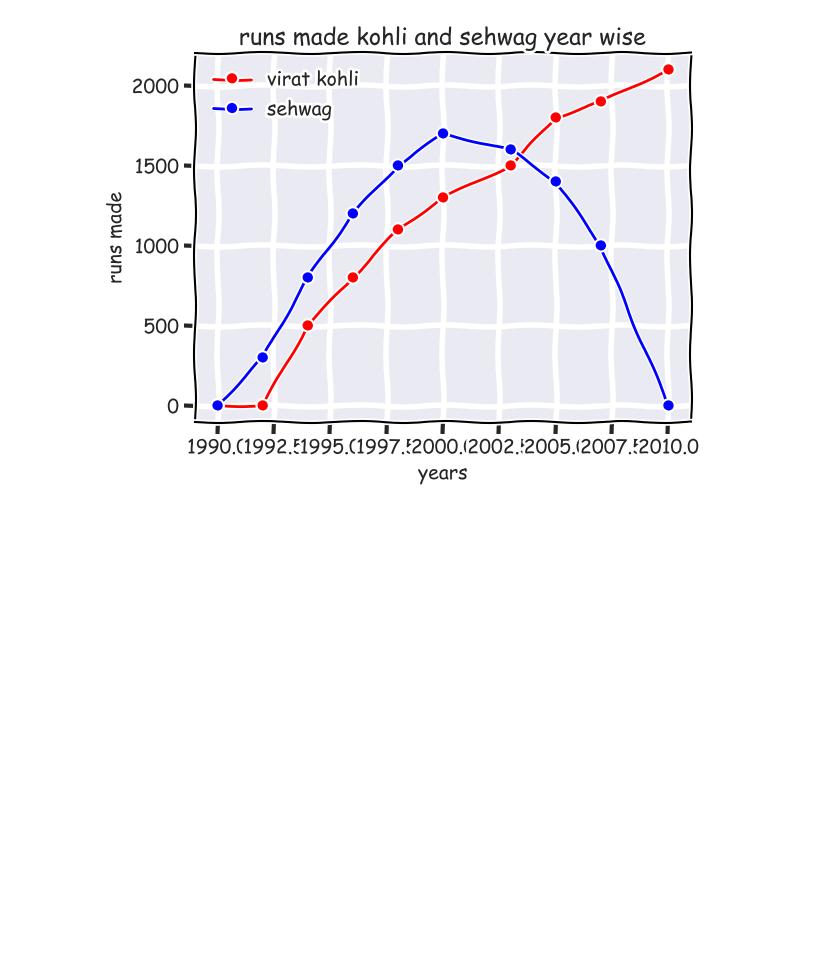
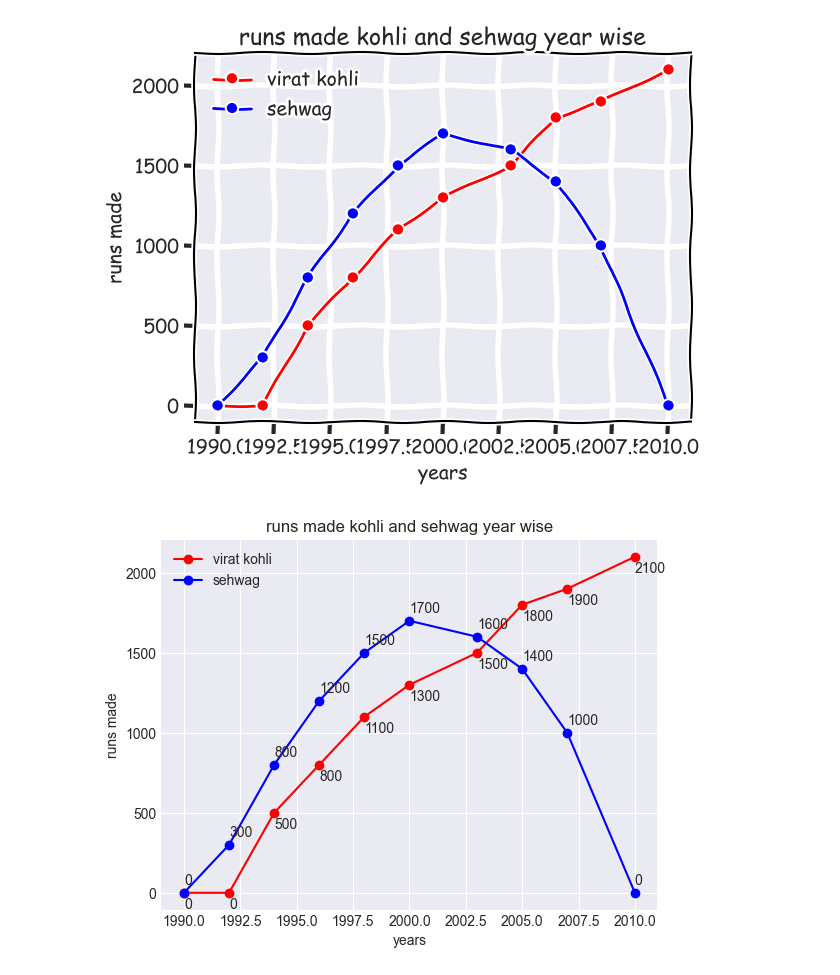
Before and after one commit to karanbir0008/Matplotlib-Practice, a Jupyter notebook: practice_set1.ipynb, the cells around one changed output. Cells and saved outputs as stored; diff of their text form; code cells hidden in the pictures; blank space fills up the shorter version.

```diff
--- a/practice_set1.ipynb
+++ b/practice_set1.ipynb
@@ -142,3 +142,18 @@ findfont: Font family 'xkcd' not found.
 findfont: Font family 'xkcd Script' not found.
 findfont: Font family 'Comic Neue' not found.
 [figure]
+# %%
+plt.plot(years,kohli,"o-r",label = "virat kohli")
+plt.plot(years,sehwag,"o-b",label = "sehwag")
+plt.xlabel("years")
+plt.ylabel("runs made")
+plt.title("runs made kohli and sehwag year wise")
+for i in range(len(years)):
+    plt.text(years[i],kohli[i]-100,str(kohli[i]))
+
+for i in range(len(years)):
+    plt.text(years[i],sehwag[i]+50,str(sehwag[i]))
+plt.legend()
+plt.grid(True)
+# %% [output]
+[figure, added]
```
Also changed, not shown: 2 other files.
